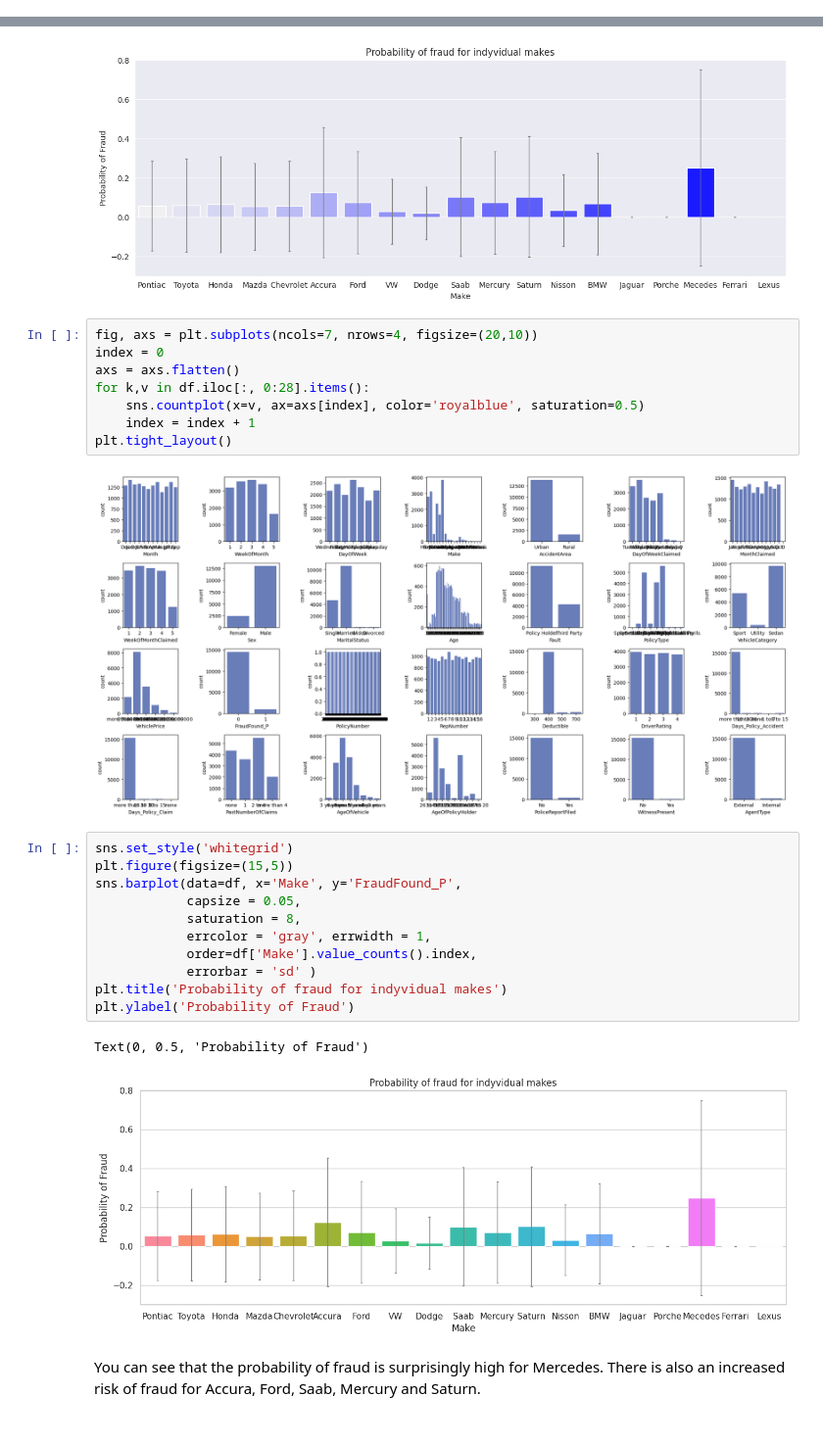
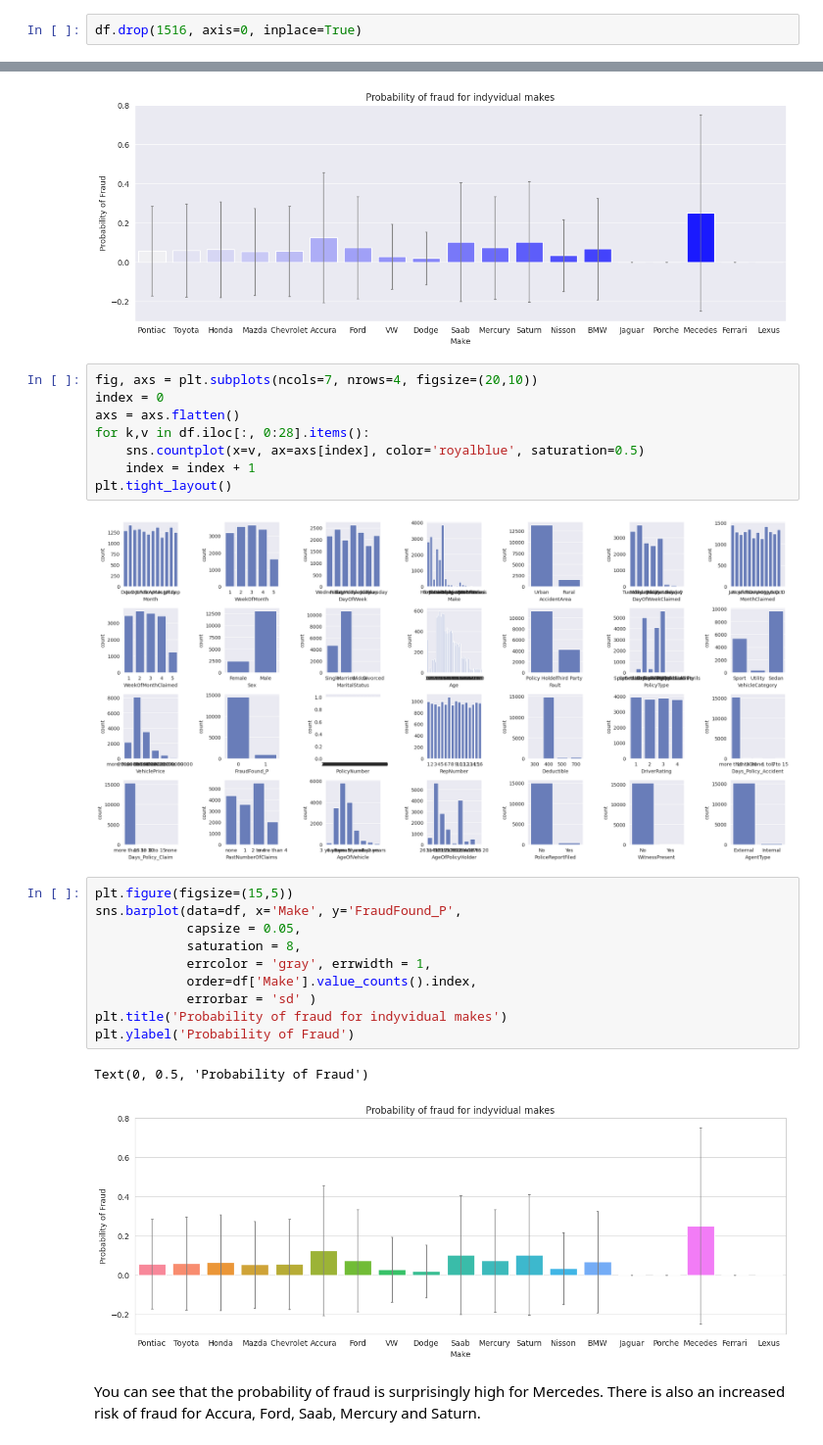
Before and after one commit to aziegert/Vehicle_Insurance_Claim_Fraud_Detection, a Jupyter notebook: Vehicle_Insurance_Claim_Fraud_Detection_v2.ipynb, the cells around one changed output, grey strips where cells are left out. Shown at 98% size. Cells and saved outputs as stored; diff of their text form.

```diff
--- a/Vehicle_Insurance_Claim_Fraud_Detection_v2.ipynb
+++ b/Vehicle_Insurance_Claim_Fraud_Detection_v2.ipynb
@@ -413,0 +266,2 @@ sns.countplot(x='WeekOfMonth', data=df[df['FraudFound_P']==0], ax=ax3, color='ro
+# %%
+df.drop(1516, axis=0, inplace=True)
@@ -508,21 +374,20 @@ for k,v in df.iloc[:, 0:28].items():
     index = index + 1
 plt.tight_layout()
 # %% [output]
-[figure, old version]
+[figure, new version]
 # %%
-sns.set_style('whitegrid')
 plt.figure(figsize=(15,5))
 sns.barplot(data=df, x='Make', y='FraudFound_P',
             capsize = 0.05,
             saturation = 8,
             errcolor = 'gray', errwidth = 1,
             order=df['Make'].value_counts().index,
             errorbar = 'sd' )
 plt.title('Probability of fraud for indyvidual makes')
 plt.ylabel('Probability of Fraud')
 # %% [output]
 Text(0, 0.5, 'Probability of Fraud')
-[figure, old version]
+[figure, new version]
 # %% [markdown]
 You can see that the probability of fraud is surprisingly high for Mercedes. There is also an increased risk of fraud for Accura, Ford, Saab, Mercury and Saturn.
 # %%
```
Also changed, not shown: parts of 30 cells of this notebook.
